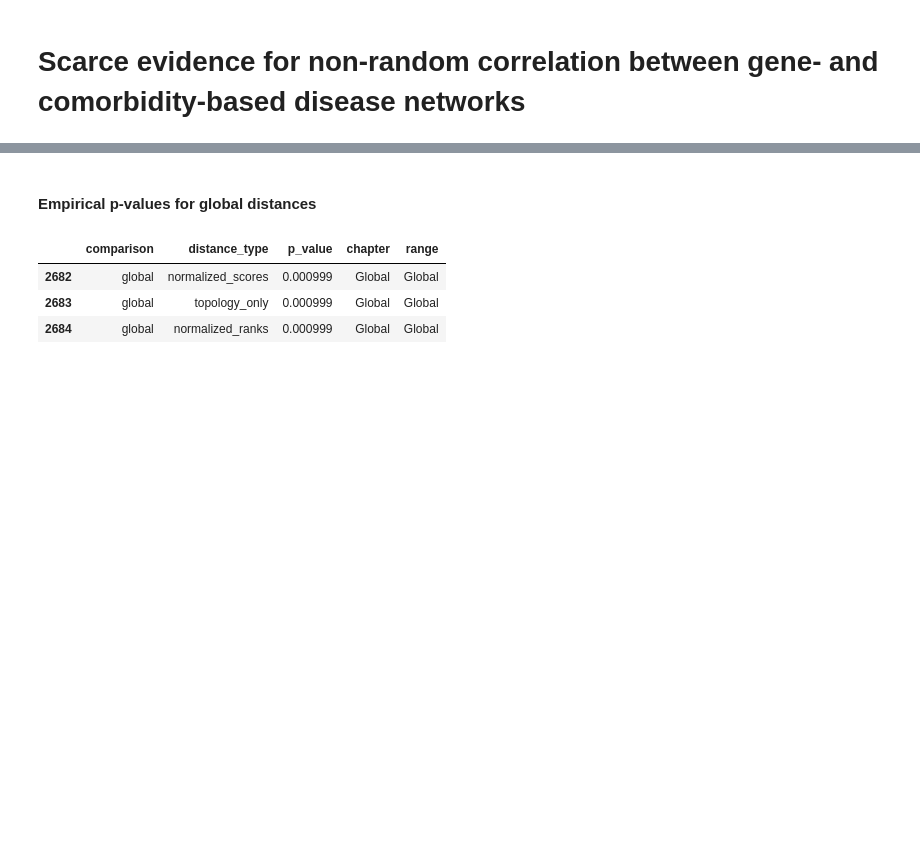
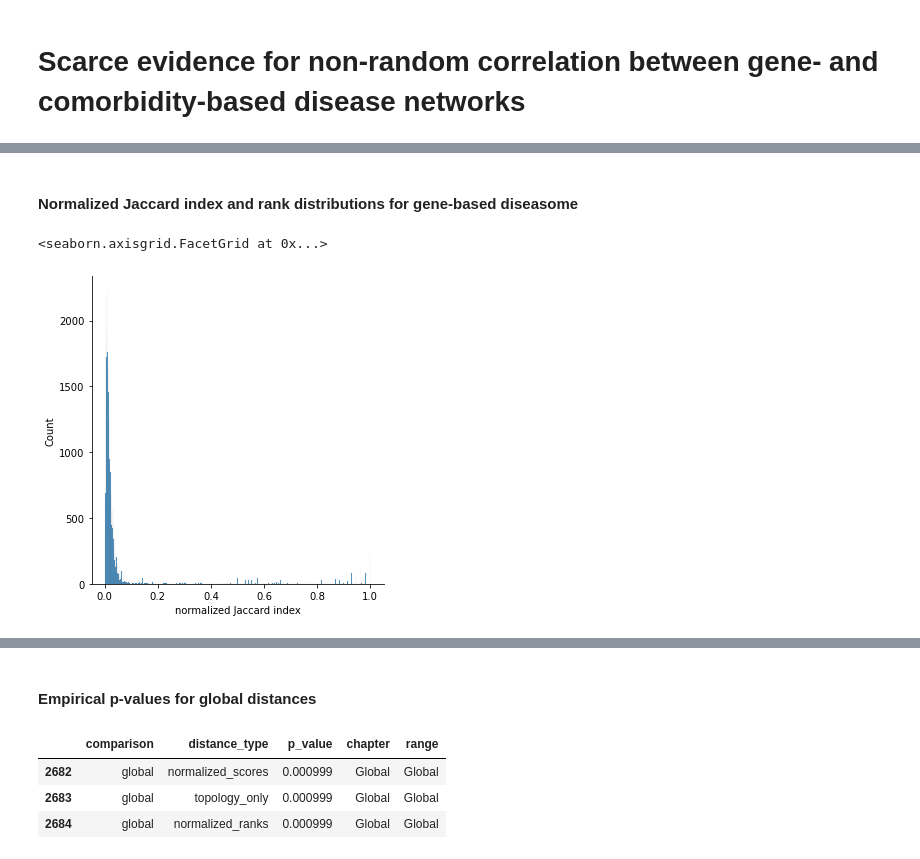
Before and after one commit to repotrial/graphsimqt, a Jupyter notebook: playground.ipynb, the cells around one changed output, grey strips where cells are left out. Cells and saved outputs as stored; diff of their text form; code cells hidden in the pictures; blank space fills up the shorter version.

```diff
--- a/playground.ipynb
+++ b/playground.ipynb
@@ -62,0 +122,8 @@ $$
+# %% [markdown]
+#### Normalized Jaccard index and rank distributions for gene-based diseasome
+# %%
+ji_norm_scores = [ji_graph.edge_properties['JI-NORM'][edge] for edge in ji_graph.edges()]
+sns.displot(data=pd.DataFrame({'normalized Jaccard index': ji_norm_scores}), x='normalized Jaccard index')
+# %% [output]
+<seaborn.axisgrid.FacetGrid at 0x...>
+[figure, added]
```
Also changed, not shown: parts of 26 cells of this notebook, 14 other files.
